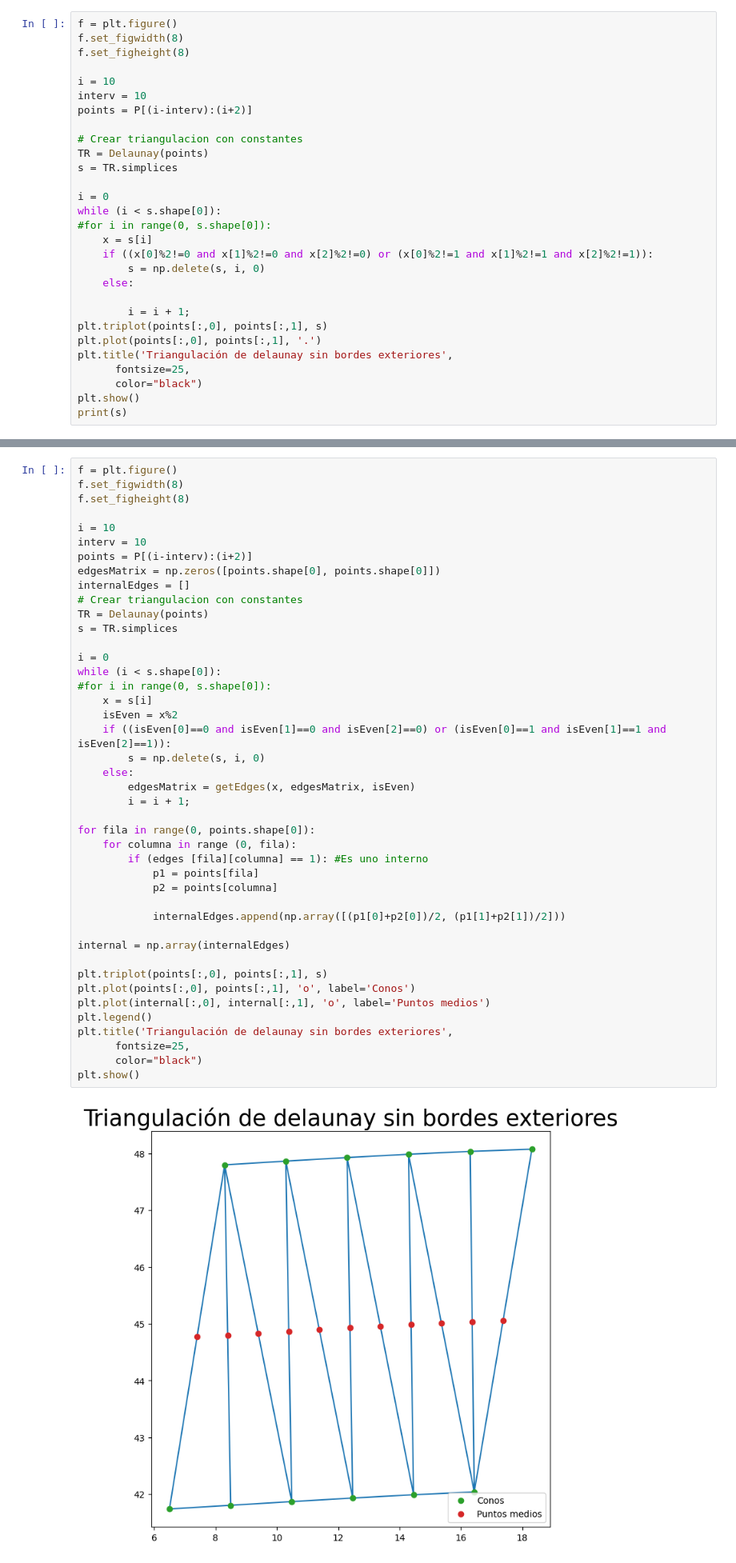
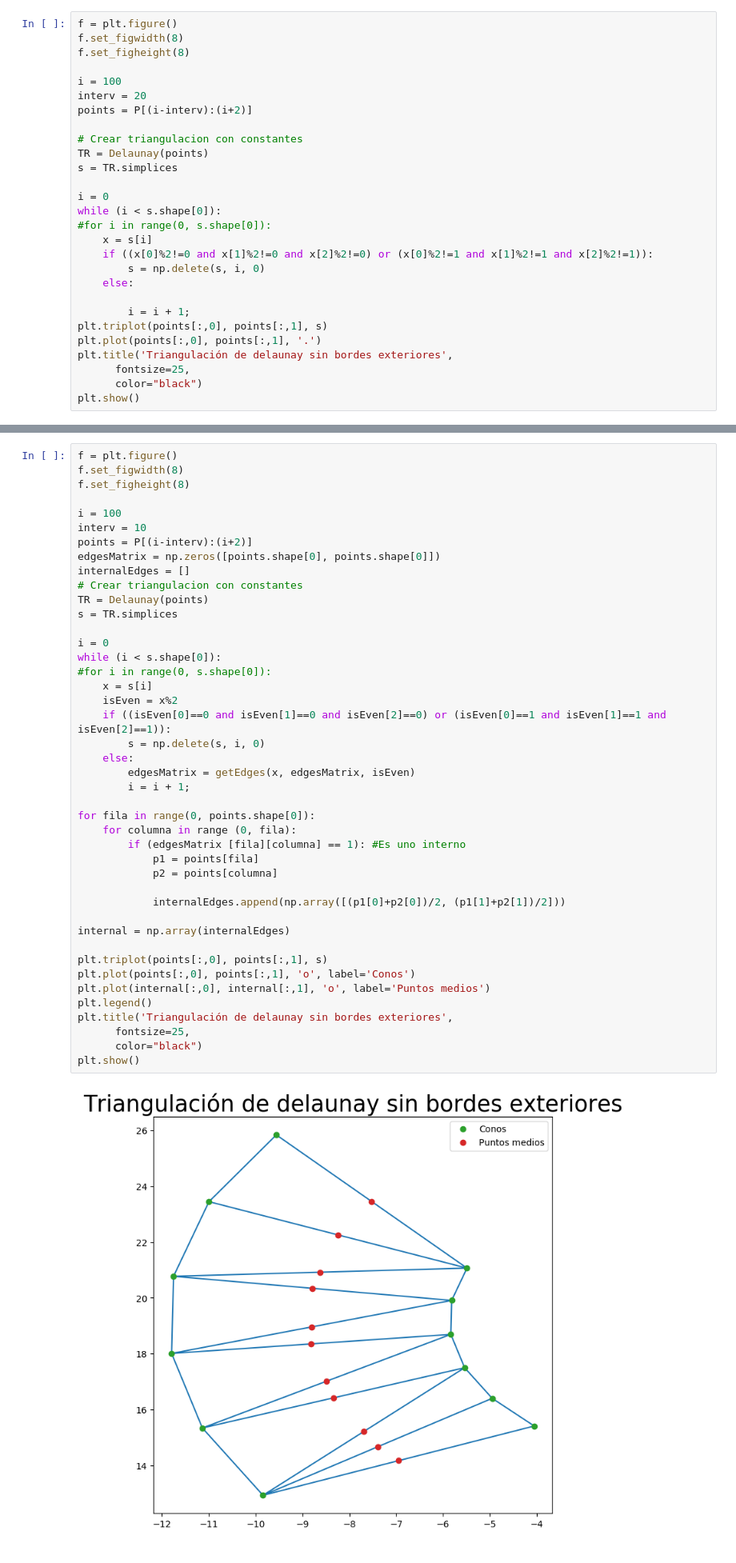
Before and after one commit to FSBDriverless/FS-AI, a Jupyter notebook: Planificación/Triangulacion de Delaunay.ipynb, the cells around one changed output, grey strips where cells are left out. Shown at 80% size. Drawn from its saved outputs; the diff is of its cells as text.

```diff
--- a/Planificación/Triangulacion de Delaunay.ipynb
+++ b/Planificación/Triangulacion de Delaunay.ipynb
@@ -67,8 +71,8 @@ f = plt.figure()
 f.set_figwidth(8)
 f.set_figheight(8)
 
-i = 10
-interv = 10
+i = 100
+interv = 20
 points = P[(i-interv):(i+2)]
 
 # Crear triangulacion con constantes
@@ -90,5 +94,4 @@ plt.title('Triangulación de delaunay sin bordes exteriores',
       fontsize=25,
       color="black")
 plt.show()
-print(s)
 # %% [output]
@@ -133,7 +126,7 @@ f = plt.figure()
 f.set_figwidth(8)
 f.set_figheight(8)
 
-i = 10
+i = 100
 interv = 10
 points = P[(i-interv):(i+2)]
 edgesMatrix = np.zeros([points.shape[0], points.shape[0]])
@@ -144,32 +137,32 @@ s = TR.simplices
 
 i = 0
 while (i < s.shape[0]):
 #for i in range(0, s.shape[0]):
     x = s[i]
     isEven = x%2
     if ((isEven[0]==0 and isEven[1]==0 and isEven[2]==0) or (isEven[0]==1 and isEven[1]==1 and isEven[2]==1)):
         s = np.delete(s, i, 0)
     else:
         edgesMatrix = getEdges(x, edgesMatrix, isEven)
         i = i + 1;
 
 for fila in range(0, points.shape[0]):
     for columna in range (0, fila):
-        if (edges [fila][columna] == 1): #Es uno interno
+        if (edgesMatrix [fila][columna] == 1): #Es uno interno
             p1 = points[fila]
             p2 = points[columna]
 
             internalEdges.append(np.array([(p1[0]+p2[0])/2, (p1[1]+p2[1])/2]))
 
 internal = np.array(internalEdges)
 
 plt.triplot(points[:,0], points[:,1], s)
 plt.plot(points[:,0], points[:,1], 'o', label='Conos')
 plt.plot(internal[:,0], internal[:,1], 'o', label='Puntos medios')
 plt.legend()
 plt.title('Triangulación de delaunay sin bordes exteriores',
       fontsize=25,
       color="black")
 plt.show()
 # %% [output]
-[figure, old version]
+[figure, new version]
```
Also changed, not shown: parts of 11 cells of this notebook.
